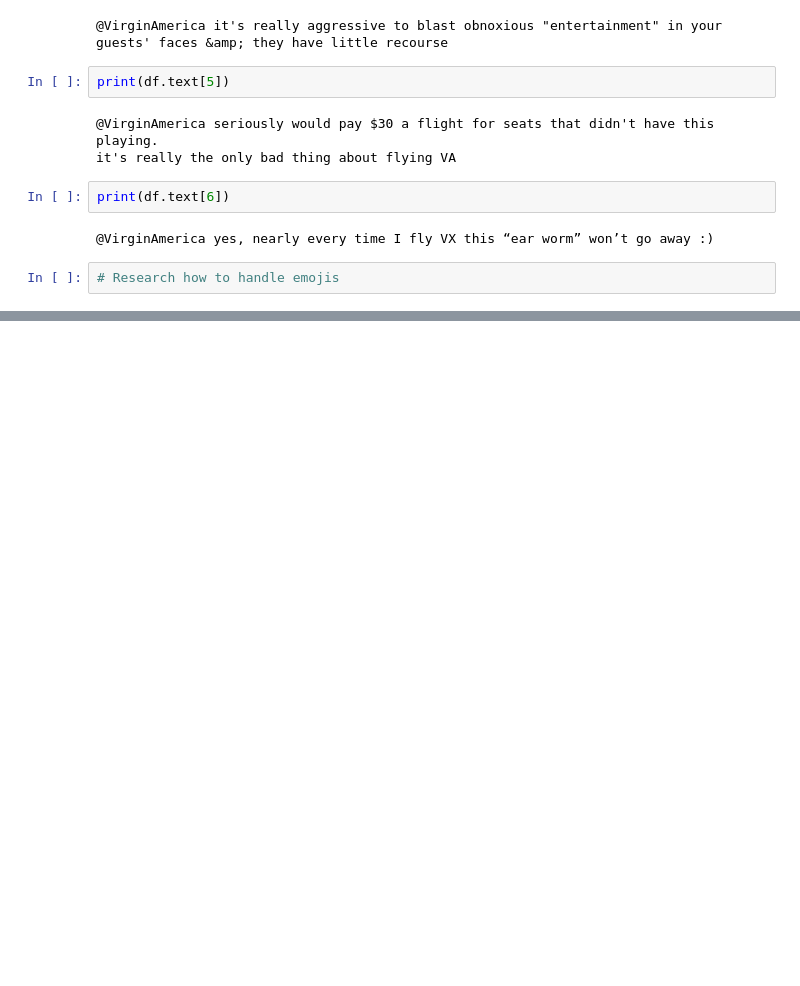
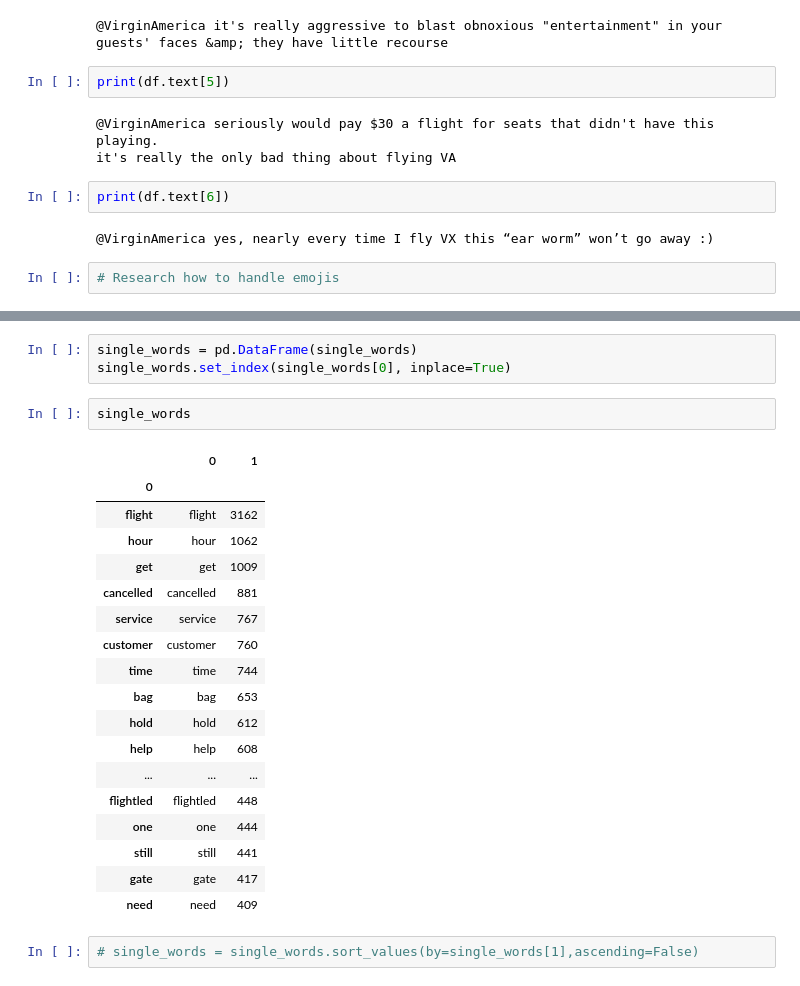
Before and after one commit to becerraperu/NLP-twitter, a Jupyter notebook: NLP - twitter.ipynb, the cells around one changed output, grey strips where cells are left out. Saved outputs shown, nothing was run; the diff lists cells and outputs as text; blank space fills up the shorter version.

```diff
--- a/NLP - twitter.ipynb
+++ b/NLP - twitter.ipynb
@@ -314,0 +557,26 @@ print(df.text[6])
+# %%
+single_words = pd.DataFrame(single_words)
+single_words.set_index(single_words[0], inplace=True)
+# %%
+single_words
+# %% [output]
+|  | 0 | 1 |
+| 0 |  |  |
+| flight | flight | 3162 |
+| hour | hour | 1062 |
+| get | get | 1009 |
+| cancelled | cancelled | 881 |
+| service | service | 767 |
+| customer | customer | 760 |
+| time | time | 744 |
+| bag | bag | 653 |
+| hold | hold | 612 |
+| help | help | 608 |
+| ... | ... | ... |
+| flightled | flightled | 448 |
+| one | one | 444 |
+| still | still | 441 |
+| gate | gate | 417 |
+| need | need | 409 |
+# %%
+# single_words = single_words.sort_values(by=single_words[1],ascending=False)
```
Also changed, not shown: parts of 32 cells of this notebook.
